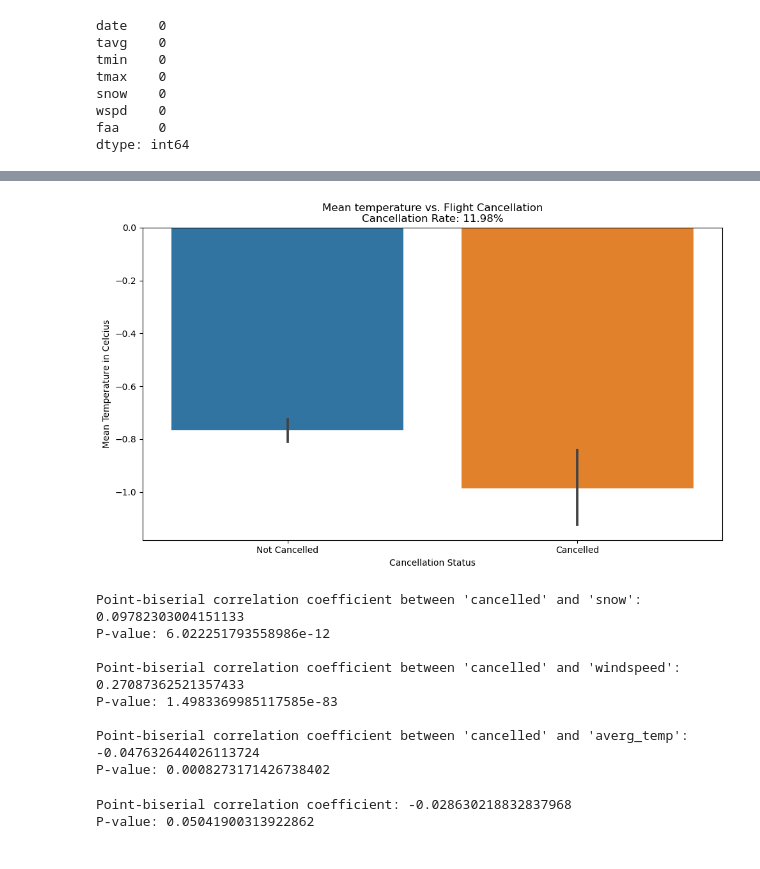
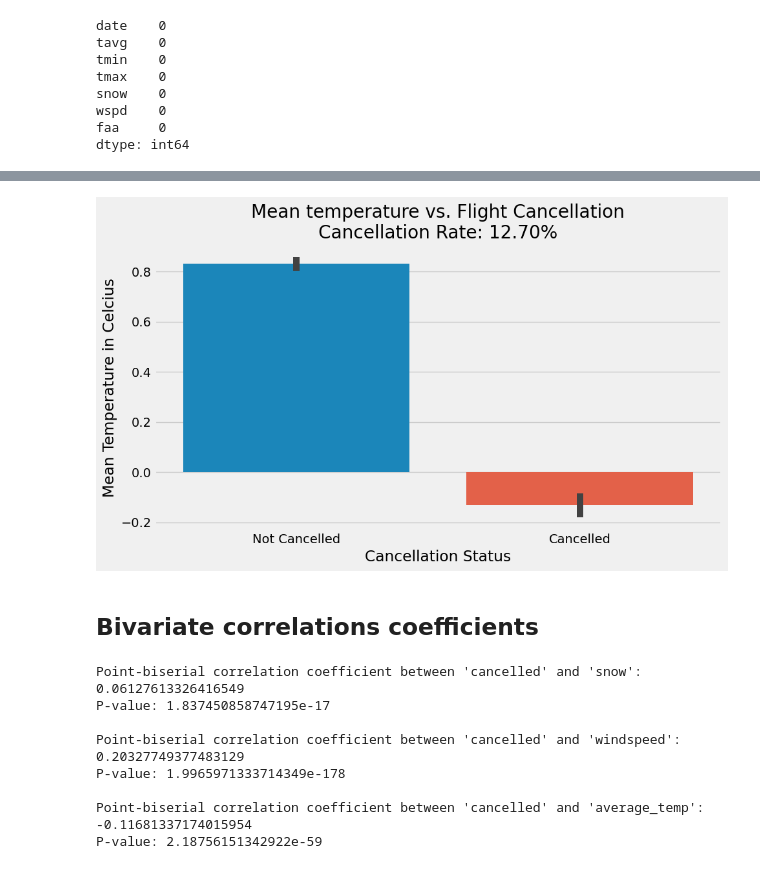
Before and after one commit to susanneferschl/da-sql-api-project-group-2_sf, a Jupyter notebook: project-work-clean/03_hypothesis_2.ipynb, the cells around one changed output, grey strips where cells are left out. Drawn from its saved outputs; the diff is of its cells as text; code cells hidden in the pictures.

```diff
--- a/project-work-clean/03_hypothesis_2.ipynb
+++ b/project-work-clean/03_hypothesis_2.ipynb
@@ -274,3 +373,7 @@ fig.delaxes(ax[1][2]);
+# %%
+# adapting date range
+weather_flights_x_sf_sorted = weather_flights_x_sf_sorted[(weather_flights_x_sf_sorted['flight_date'] >= '2010-02-01') &
+                                                          (weather_flights_x_sf_sorted['flight_date'] <= '2010-02-21')]
 # %%
 import matplotlib.pyplot as plt
 
@@ -387,14 +454,0 @@ plt.show()
-# %%
-# Convert 'cancelled' column to string representation
-weather_flights_x_sf_sorted['cancelled_str'] = weather_flights_x_sf_sorted['cancelled'].astype(str)
-
-# Create the bar plot
-plt.figure(figsize=(10, 6))
-sns.barplot(x='cancelled_str', y='windspeed', data=weather_flights_x_sf_sorted, estimator='mean')
-
-plt.title('Mean Windspeed vs. Flight Cancellation')
-plt.xlabel('Cancellation Status')
-plt.ylabel('Mean  WIndspeed in km/h')
-plt.xticks(ticks=[0, 1], labels=['Not Cancelled', 'Cancelled'])
-plt.tight_layout()
-plt.show()
@@ -403,13 +454,0 @@ plt.show()
-# %%
-weather_flights_x_sf_sorted['cancelled_str'] = weather_flights_x_sf_sorted['cancelled'].astype(str)
-
-# Create the bar plot
-plt.figure(figsize=(10, 6))
-sns.barplot(x='cancelled_str', y='averg_temp', data=weather_flights_x_sf_sorted, estimator='mean')
-
-plt.title('Average temperature vs. Flight Cancellation')
-plt.xlabel('Cancellation Status')
-plt.ylabel('Average temperature in Celcius')
-plt.xticks(ticks=[0, 1], labels=['Not Cancelled', 'Cancelled'])
-plt.tight_layout()
-plt.show()
@@ -417,0 +457,8 @@ plt.show()
+# %%
+# Assuming 'cancelled', 'origin', and 'dest' columns specify the cancellation status, origin, and destination respectively
+
+# Create a boolean variable 'cancelled_all' indicating if flight was canceled at origin or destination
+weather_flights_x_sf_sorted['cancelled_all'] = (weather_flights_x_sf_sorted['cancelled'] == 1) | (weather_flights_x_sf_sorted['origin'] == 'cancelled') | (weather_flights_x_sf_sorted['dest'] == 'cancelled')
+
+# Display the DataFrame with the new variable
+print(weather_flights_x_sf_sorted[['cancelled', 'origin', 'dest', 'cancelled_all']])
@@ -452,50 +754,38 @@ plt.show()
 # %%
 # Convert 'cancelled' column to string representation
 weather_flights_x_sf_sorted['cancelled_str'] = weather_flights_x_sf_sorted['cancelled'].astype(str)
 
 # Calculate cancellation rate
 cancellation_rate = (weather_flights_x_sf_sorted['cancelled'] == 1).mean() * 100
 
 # Create the bar plot
 plt.figure(figsize=(10, 6))
-sns.barplot(x='cancelled_str', y='averg_temp', data=weather_flights_x_sf_sorted, estimator='mean')
+sns.barplot(x='cancelled_str', y='average_temp', data=weather_flights_x_sf_sorted, estimator='mean')
 
 plt.title(f'Mean temperature vs. Flight Cancellation\nCancellation Rate: {cancellation_rate:.2f}%')
 plt.xlabel('Cancellation Status')
 plt.ylabel('Mean Temperature in Celcius')
 plt.xticks(ticks=[0, 1], labels=['Not Cancelled', 'Cancelled'])
 plt.tight_layout()
 plt.show()
 # %% [output]
-[figure, old version]
+[figure, new version]
+# %% [markdown]
+## Bivariate correlations coefficients
 # %%
 import scipy.stats as stats
 
 # Calculate point-biserial correlation coefficient for each numerical variable
-for col in ["snow", "windspeed", "averg_temp"]:
-    correlation_coefficient, p_value = stats.pointbiserialr(weather_flights_x_sf_sorted['cancelled'], weather_flights_x_sf_sorted[col])
+for col in ['snow', 'windspeed', 'average_temp']:
+    correlation_coefficient, p_value = stats.pointbiserialr(weather_flights_with_cancellation['cancelled'], weather_flights_with_cancellation[col])
     print(f"Point-biserial correlation coefficient between 'cancelled' and '{col}': {correlation_coefficient}")
     print(f"P-value: {p_value}\n")
 # %% [output]
-Point-biserial correlation coefficient between 'cancelled' and 'snow': 0.09782303004151133
-P-value: 6.022251793558986e-12
+Point-biserial correlation coefficient between 'cancelled' and 'snow': 0.06127613326416549
+P-value: 1.837450858747195e-17
 
-Point-biserial correlation coefficient between 'cancelled' and 'windspeed': 0.27087362521357433
-P-value: 1.4983369985117585e-83
+Point-biserial correlation coefficient between 'cancelled' and 'windspeed': 0.20327749377483129
+P-value: 1.9965971333714349e-178
 
-Point-biserial correlation coefficient between 'cancelled' and 'averg_temp': -0.047632644026113724
-P-value: 0.0008273171426738402
+Point-biserial correlation coefficient between 'cancelled' and 'average_temp': -0.11681337174015954
+P-value: 2.18756151342922e-59
-# %%
-import scipy.stats as stats
-
-# Filter DataFrame for origin = JFK
-jfk_data = weather_flights_x_sf_sorted[weather_flights_x_sf_sorted['origin'] == 'JFK']
-
-# Calculate point-biserial correlation coefficient between cancellation status and amount of snow
-correlation_coefficient, p_value = stats.pointbiserialr(jfk_data['cancelled'], jfk_data['snow'])
-
-print(f"Point-biserial correlation coefficient: {correlation_coefficient}")
-print(f"P-value: {p_value}")
-# %% [output]
-Point-biserial correlation coefficient: -0.028630218832837968
-P-value: 0.05041900313922862
```
Also changed, not shown: parts of 76 cells of this notebook.
